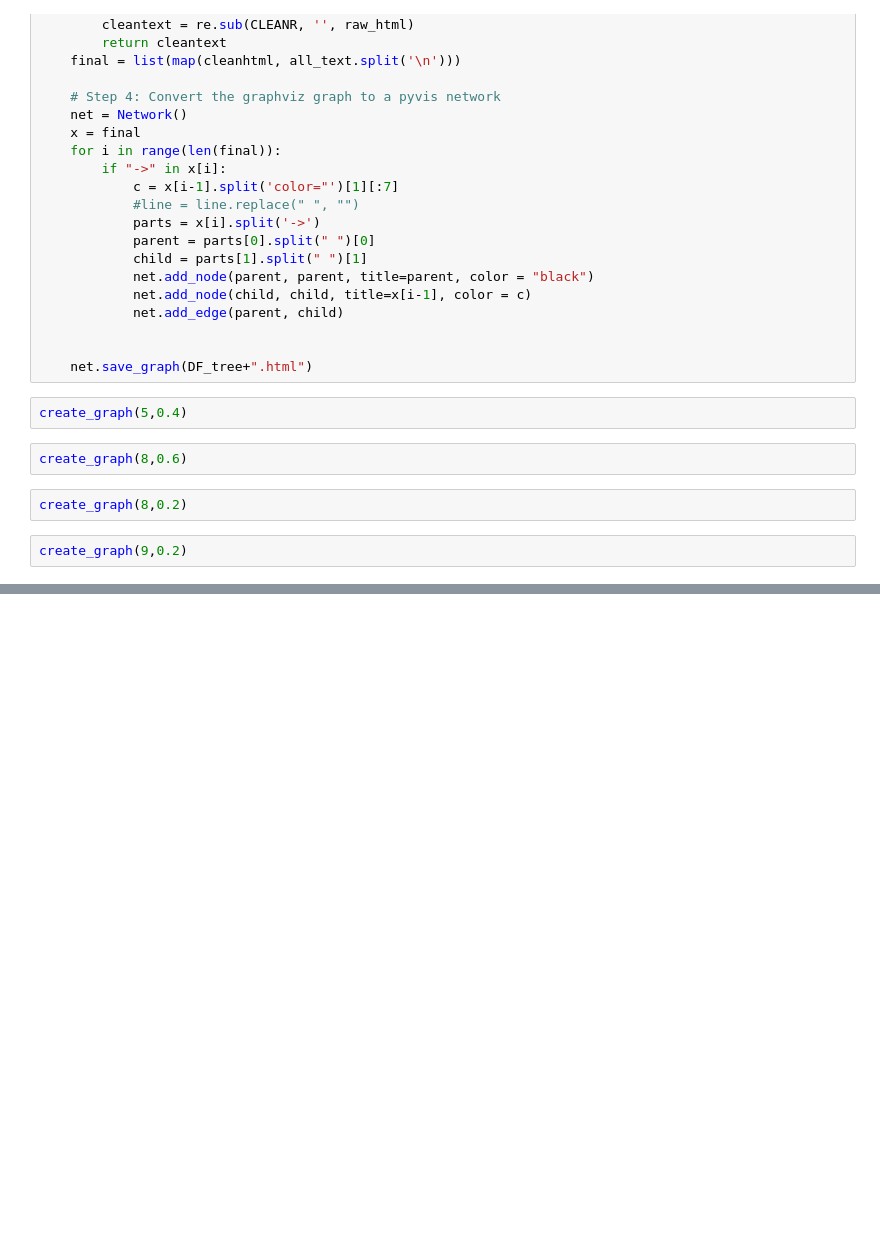
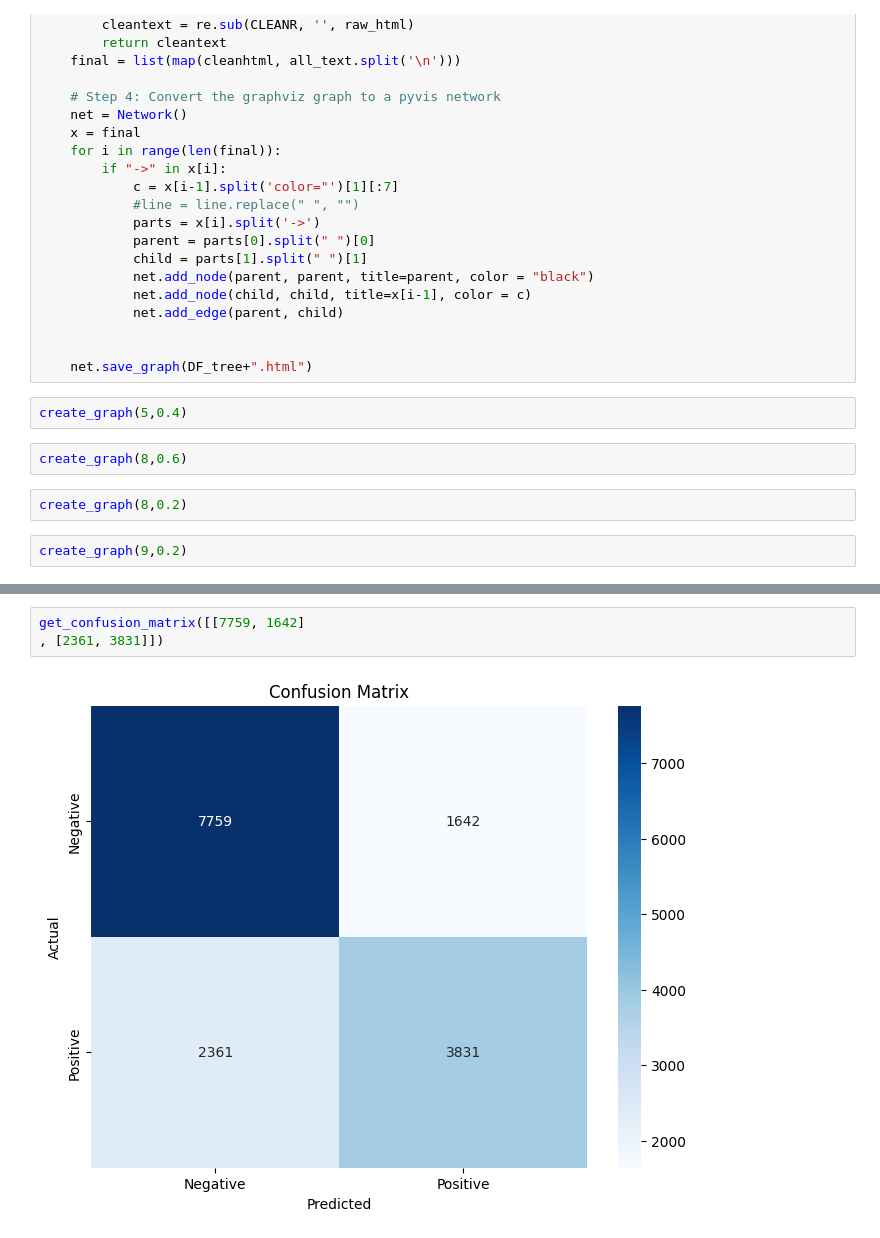
Before and after one commit to amanr24/ML, a Jupyter notebook: LegWord.ipynb, the cells around one changed output, grey strips where cells are left out. Saved outputs shown, nothing was run; the diff lists cells and outputs as text; blank space fills up the shorter version.

```diff
--- a/LegWord.ipynb
+++ b/LegWord.ipynb
@@ -1360,0 +1428,5 @@ create_graph(9,0.2)
+# %%
+get_confusion_matrix([[7759, 1642]
+, [2361, 3831]])
+# %% [output]
+[figure, added]
```
Also changed, not shown: parts of 15 cells of this notebook.
